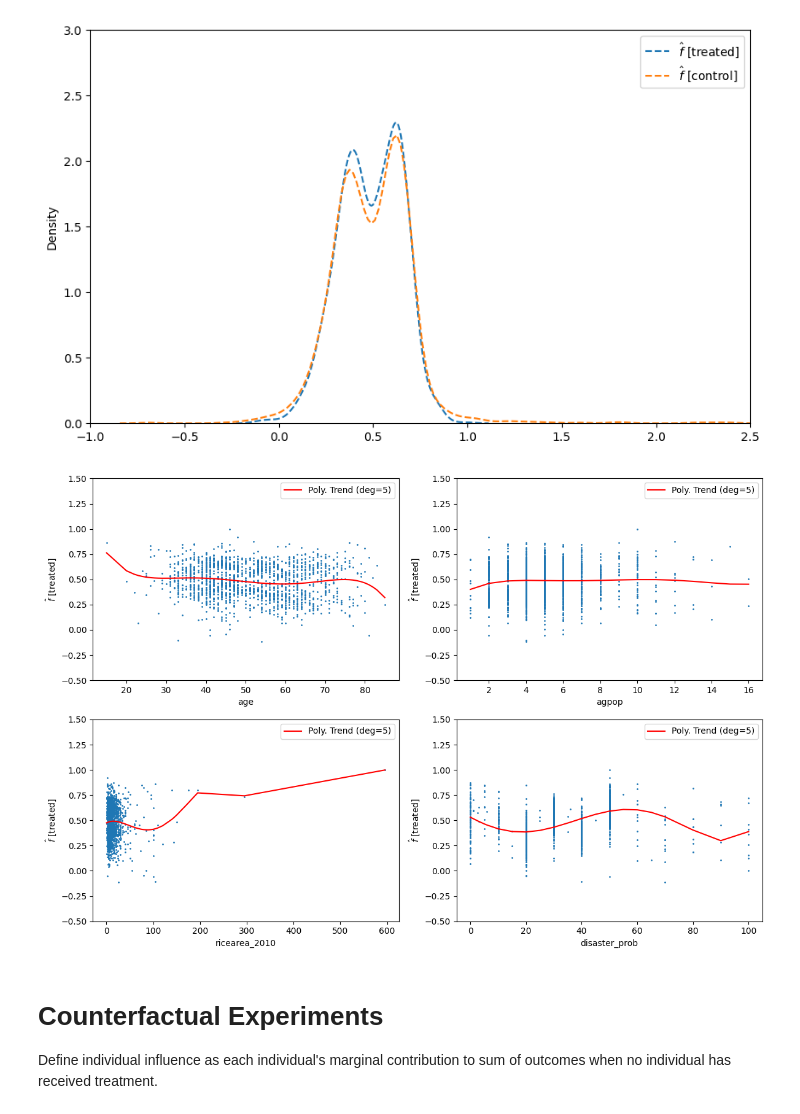
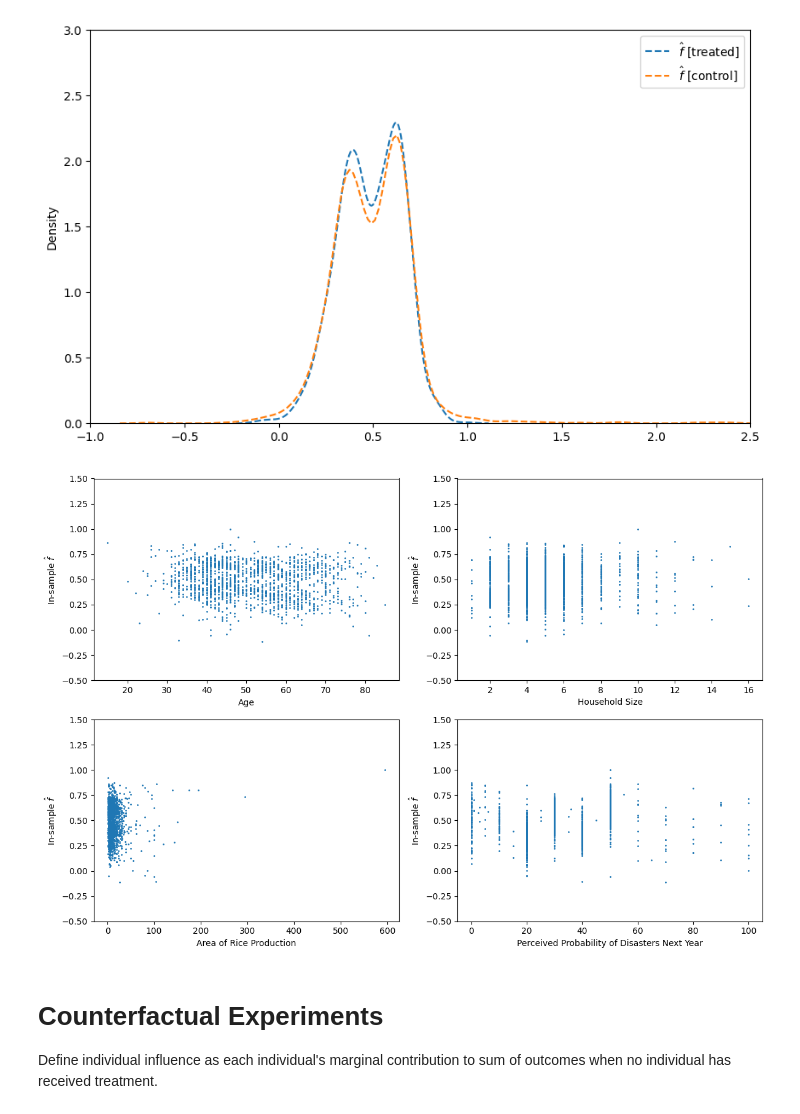
Before and after one commit to lujie-zhou/network_rkhs, a Jupyter notebook: Cai_et_al_2015/replication.ipynb, the cells around one changed output. Cells and saved outputs as stored; diff of their text form; code cells hidden in the pictures.

```diff
--- a/Cai_et_al_2015/replication.ipynb
+++ b/Cai_et_al_2015/replication.ipynb
@@ -271,0 +279,23 @@ plt.show()
+# %%
+x_data = filtered_network_variables.iloc[treated, filtered_network_variables.columns.get_loc('disaster_prob')]
+y_data = fx_hat[treated]
+
+not_nan_indices = (~np.isnan(x_data)) & (~np.isnan(y_data))
+x_data = x_data[not_nan_indices.values].reset_index(drop=True)
+y_data = y_data[not_nan_indices.values]
+
+deg1 = 3
+coefficients1 = np.polyfit(x_data, y_data, deg1)
+polynomial1 = np.poly1d(coefficients1)
+trend_line_1 = polynomial1(x_data)
+
+sort_indices = np.argsort(x_data)
+trend_line_sorted1 = trend_line_1[sort_indices]
+x_data_sorted = x_data.iloc[sort_indices]
+
+plt.scatter(x_data, y_data, s=0.05)
+plt.xlabel('Perceived Probability of Disasters Next Year')
+plt.ylabel(r'In-sample $\hat{f}$')
+plt.plot(x_data_sorted, trend_line_sorted1, color='red', label=f'Poly. Trend (deg={deg1})')
+plt.legend()
+plt.show()
@@ -340,43 +384,31 @@ plt.show()
 [figure]
 # %%
 columns_to_plot = ['age','agpop','ricearea_2010','disaster_prob']
+var_names = ['Age','Household Size','Area of Rice Production','Perceived Probability of Disasters Next Year']
 
 fig, axes = plt.subplots(nrows=2, ncols=2, figsize=(12, 8))
 axes = axes.flatten()
 
 for i, col in enumerate(columns_to_plot):
     x_data = filtered_network_variables.iloc[treated, filtered_network_variables.columns.get_loc(col)]
     y_data = fx_hat[treated]
 
-    # Remove NaN values before fitting the polynomial
     not_nan_indices = (~np.isnan(x_data)) & (~np.isnan(y_data))
     x_data = x_data[not_nan_indices.values].reset_index(drop=True)
-    y_data = y_data[not_nan_indices.values] # fx_hat is a numpy array, so standard indexing works
+    y_data = y_data[not_nan_indices.values]
 
-
-    # Fit a polynomial trend line (degree 2 is a common choice)
-    deg = 5
-    coefficients = np.polyfit(x_data, y_data, deg)
-    polynomial = np.poly1d(coefficients)
-    trend_line = polynomial(x_data)
-
-    # Sort the data for plotting the trend line smoothly
     sort_indices = np.argsort(x_data)
     x_data_sorted = x_data.iloc[sort_indices]
-    trend_line_sorted = trend_line[sort_indices]
-
 
     axes[i].scatter(x_data, y_data, s=1)
-    axes[i].plot(x_data_sorted, trend_line_sorted, color='red', label=f'Poly. Trend (deg={deg})')
-    axes[i].set_xlabel(col)
-    axes[i].set_ylabel(r'$\hat{f}$ [treated]')
-    axes[i].set_ylim(-0.5, 1.5) # Set the y-axis limits
-    axes[i].legend()
+    axes[i].set_xlabel(var_names[i])
+    axes[i].set_ylabel(r'In-sample $\hat{f}$')
+    axes[i].set_ylim(-0.5, 1.5)
 
 plt.tight_layout()
 plt.show()
 # %% [output]
-[figure, old version]
+[figure, new version]
 # %% [markdown]
 # Counterfactual Experiments
 
```
Also changed, not shown: parts of 7 cells of this notebook.
